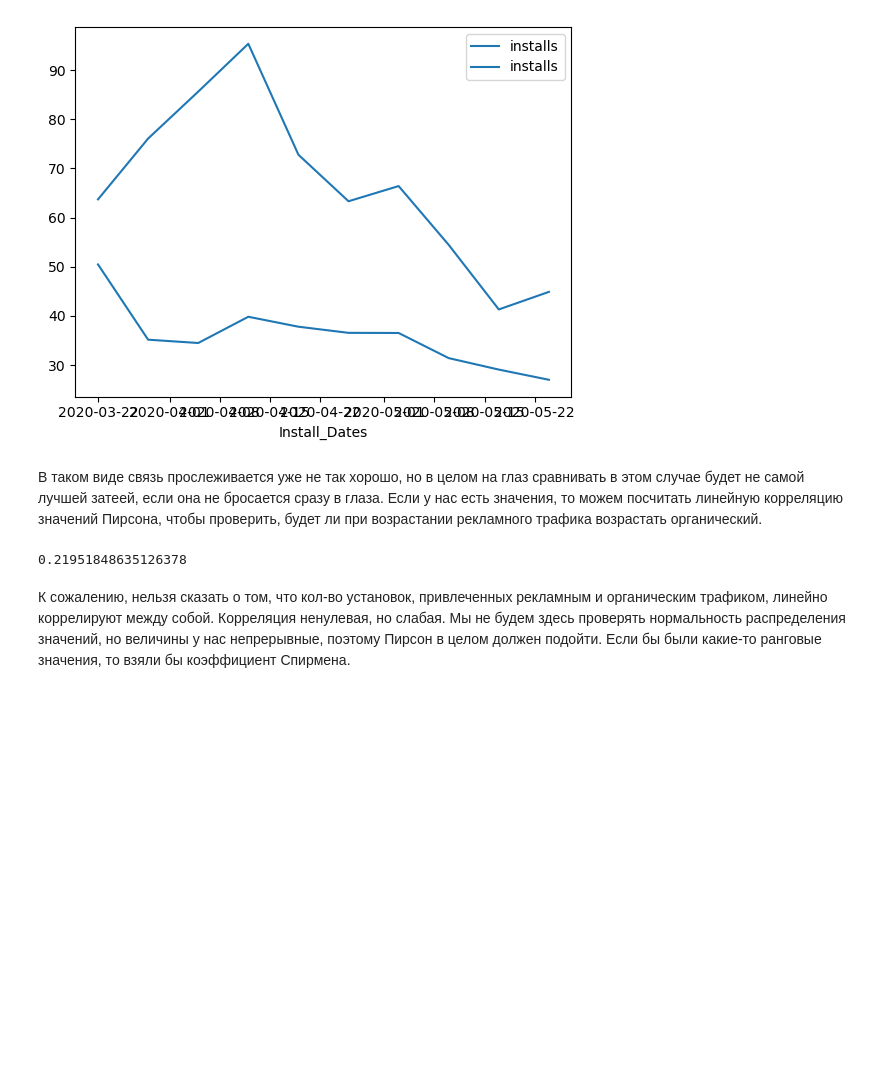
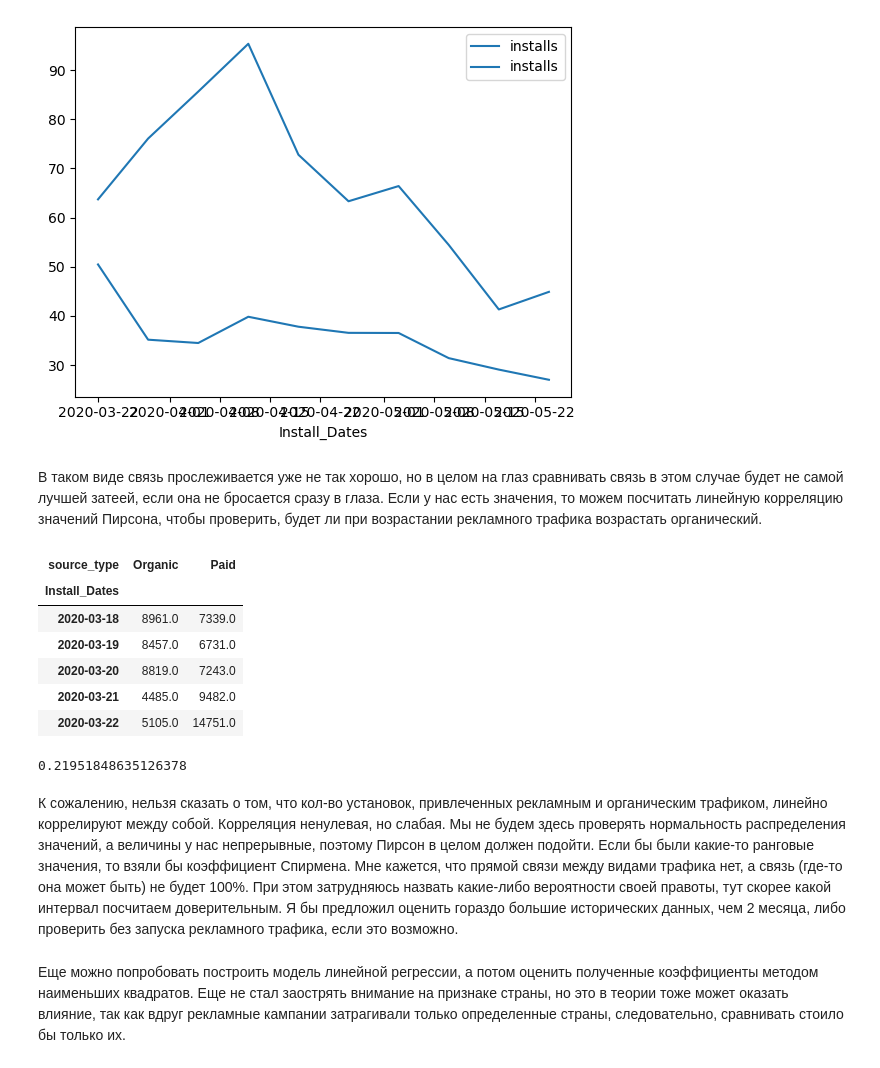
Before and after one commit to themjdex/skytec-games-test-job, a Jupyter notebook: 5_traffic_analysis.ipynb, the cells around one changed output. Drawn from its saved outputs; the diff is of its cells as text; code cells hidden in the pictures; blank space fills up the shorter version.

```diff
--- a/5_traffic_analysis.ipynb
+++ b/5_traffic_analysis.ipynb
@@ -134,14 +134,25 @@ sns.lineplot(data_resample_org);
 # %% [output]
 [figure]
 # %% [markdown]
-В таком виде связь прослеживается уже не так хорошо, но в целом на глаз сравнивать в этом случае будет не самой лучшей затеей, если она не бросается сразу в глаза. Если у нас есть значения, то можем посчитать линейную корреляцию значений Пирсона, чтобы проверить, будет ли при возрастании рекламного трафика возрастать органический.
+В таком виде связь прослеживается уже не так хорошо, но в целом на глаз сравнивать связь в этом случае будет не самой лучшей затеей, если она не бросается сразу в глаза. Если у нас есть значения, то можем посчитать линейную корреляцию значений Пирсона, чтобы проверить, будет ли при возрастании рекламного трафика возрастать органический.
 # %%
-# сделаем сводную таблицу с суммой установок за каждый день по двум каналам привлечения
+# сделаем сводную таблицу с суммой установок за каждую в наличии дату по двум каналам привлечения
 df_pivot = df.pivot_table(index='Install_Dates', columns='source_type', values='installs', aggfunc='sum')
+df_pivot.head()
+# %% [output]
+| source_type | Organic | Paid |
+| Install_Dates |  |  |
+| 2020-03-18 | 8961.0 | 7339.0 |
+| 2020-03-19 | 8457.0 | 6731.0 |
+| 2020-03-20 | 8819.0 | 7243.0 |
+| 2020-03-21 | 4485.0 | 9482.0 |
+| 2020-03-22 | 5105.0 | 14751.0 |
 # %%
 # посчитаем коэф. корреляции Пирсона силами pandas
 df_pivot['Organic'].corr(df_pivot['Paid'])
 # %% [output]
 0.21951848635126378
 # %% [markdown]
-К сожалению, нельзя сказать о том, что кол-во установок, привлеченных рекламным и органическим трафиком, линейно коррелируют между собой. Корреляция ненулевая, но слабая. Мы не будем здесь проверять нормальность распределения значений, но величины у нас непрерывные, поэтому Пирсон в целом должен подойти. Если бы были какие-то ранговые значения, то взяли бы коэффициент Спирмена.
+К сожалению, нельзя сказать о том, что кол-во установок, привлеченных рекламным и органическим трафиком, линейно коррелируют между собой. Корреляция ненулевая, но слабая. Мы не будем здесь проверять нормальность распределения значений, а величины у нас непрерывные, поэтому Пирсон в целом должен подойти. Если бы были какие-то ранговые значения, то взяли бы коэффициент Спирмена. Мне кажется, что прямой связи между видами трафика нет, а связь (где-то она может быть) не будет 100%. При этом затрудняюсь назвать какие-либо вероятности своей правоты, тут скорее какой интервал посчитаем доверительным. Я бы предложил оценить гораздо большие исторических данных, чем 2 месяца, либо проверить без запуска рекламного трафика, если это возможно.
+# %% [markdown]
+Еще можно попробовать построить модель линейной регрессии, а потом оценить полученные коэффициенты методом наименьших квадратов. Еще не стал заострять внимание на признаке страны, но это в теории тоже может оказать влияние, так как вдруг рекламные кампании затрагивали только определенные страны, следовательно, сравнивать стоило бы только их.
```
Also changed, not shown: parts of 2 cells of this notebook.
